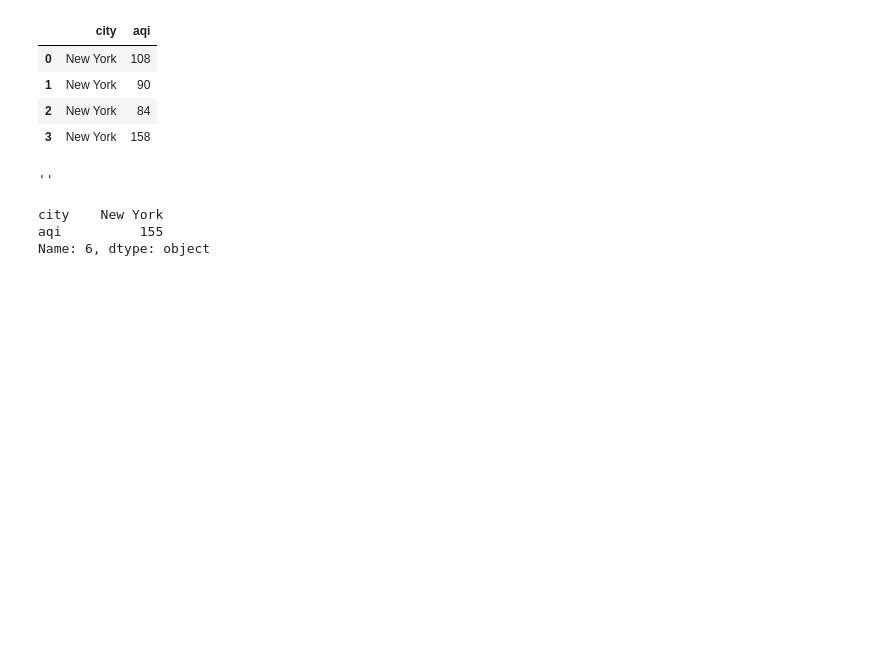
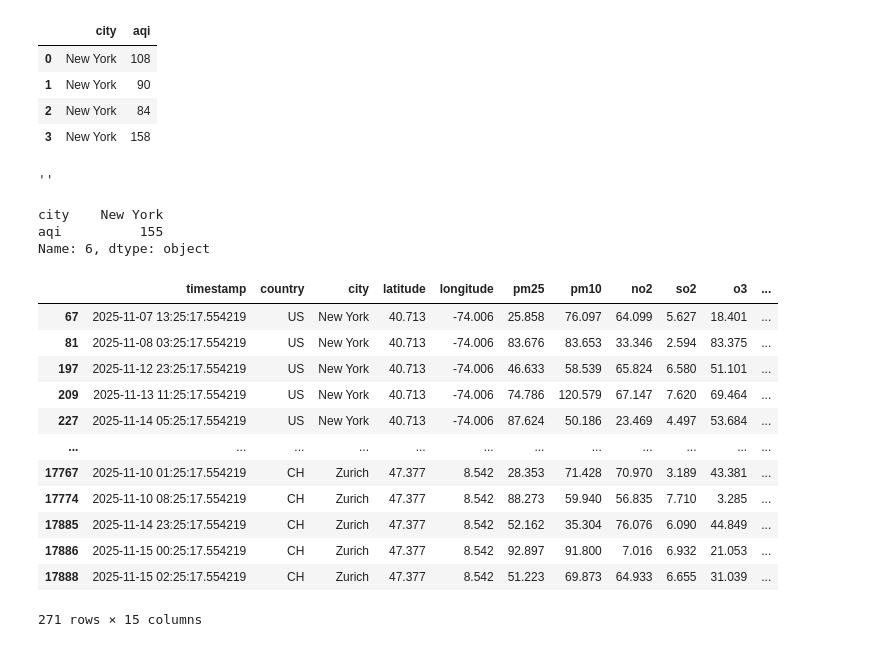
Before and after one commit to mdreduanulhoque/Learning_AI_ML, a Jupyter notebook: pandas_part_1/pandas_part_1.ipynb, the cells around one changed output. Drawn from its saved outputs; the diff is of its cells as text; code cells hidden in the pictures; blank space fills up the shorter version.

Commit message:
feat(pandas): add data filtering examples using .query() method in notebook

```diff
--- a/pandas_part_1/pandas_part_1.ipynb
+++ b/pandas_part_1/pandas_part_1.ipynb
@@ -312,3 +312,31 @@ aqi_data.iloc[0]
 city    New York
 aqi          155
 Name: 6, dtype: object
+# %%
+# Filtering data using .query()
+df.query("aqi > 157")
+df.query("aqi > 157 & temperature < 20")
+
+df.query("aqi > 157 & temperature < 20")[['city', 'aqi']]
+
+aqi_filter = 36
+temp_filter = 29
+df.query("aqi > @aqi_filter & temperature < @temp_filter")[['city', 'aqi']]
+
+#if you need a copy instead of a view, ask for it
+dat = df.query("aqi > 157 & temperature < 20").copy()
+dat
+# %% [output]
+|  | timestamp | country | city | latitude | longitude | pm25 | pm10 | no2 | so2 | o3 | ... |
+| 67 | 2025-11-07 13:25:17.554219 | US | New York | 40.713 | -74.006 | 25.858 | 76.097 | 64.099 | 5.627 | 18.401 | ... |
+| 81 | 2025-11-08 03:25:17.554219 | US | New York | 40.713 | -74.006 | 83.676 | 83.653 | 33.346 | 2.594 | 83.375 | ... |
+| 197 | 2025-11-12 23:25:17.554219 | US | New York | 40.713 | -74.006 | 46.633 | 58.539 | 65.824 | 6.580 | 51.101 | ... |
+| 209 | 2025-11-13 11:25:17.554219 | US | New York | 40.713 | -74.006 | 74.786 | 120.579 | 67.147 | 7.620 | 69.464 | ... |
+| 227 | 2025-11-14 05:25:17.554219 | US | New York | 40.713 | -74.006 | 87.624 | 50.186 | 23.469 | 4.497 | 53.684 | ... |
+| ... | ... | ... | ... | ... | ... | ... | ... | ... | ... | ... | ... |
+| 17767 | 2025-11-10 01:25:17.554219 | CH | Zurich | 47.377 | 8.542 | 28.353 | 71.428 | 70.970 | 3.189 | 43.381 | ... |
+| 17774 | 2025-11-10 08:25:17.554219 | CH | Zurich | 47.377 | 8.542 | 88.273 | 59.940 | 56.835 | 7.710 | 3.285 | ... |
+| 17885 | 2025-11-14 23:25:17.554219 | CH | Zurich | 47.377 | 8.542 | 52.162 | 35.304 | 76.076 | 6.090 | 44.849 | ... |
+| 17886 | 2025-11-15 00:25:17.554219 | CH | Zurich | 47.377 | 8.542 | 92.897 | 91.800 | 7.016 | 6.932 | 21.053 | ... |
+| 17888 | 2025-11-15 02:25:17.554219 | CH | Zurich | 47.377 | 8.542 | 51.223 | 69.873 | 64.933 | 6.655 | 31.039 | ... |
+271 rows × 15 columns
```
